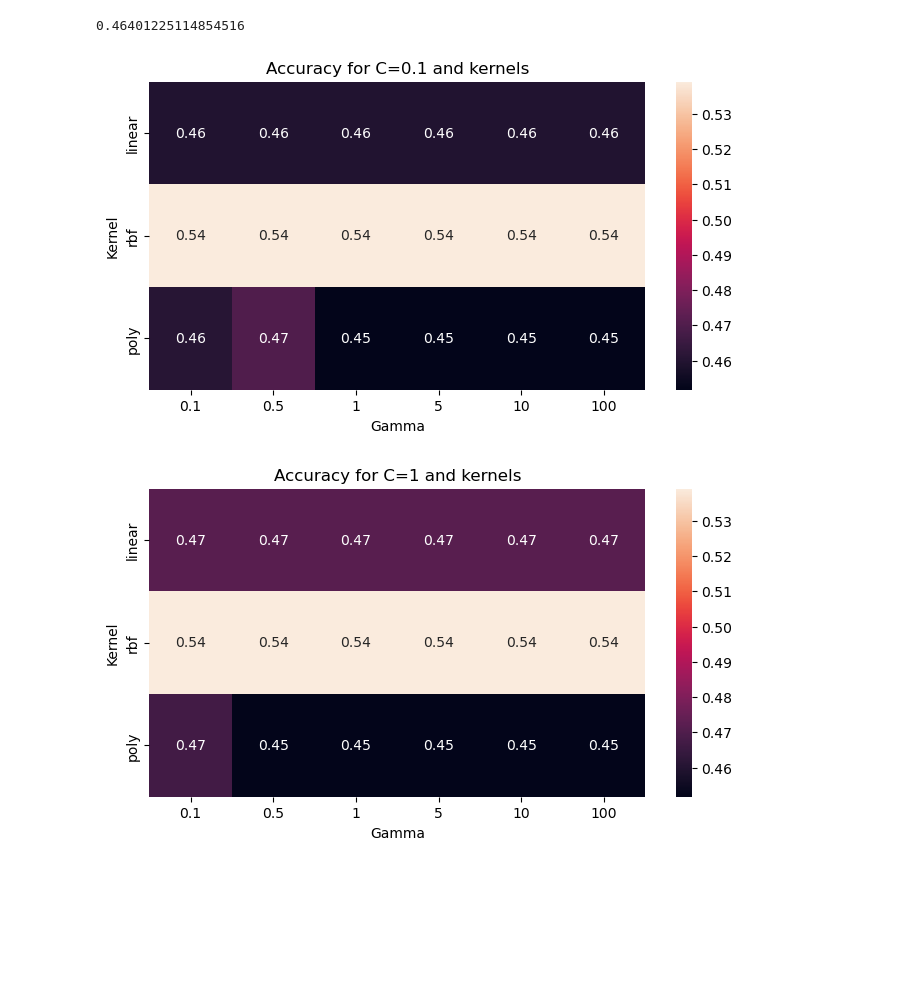
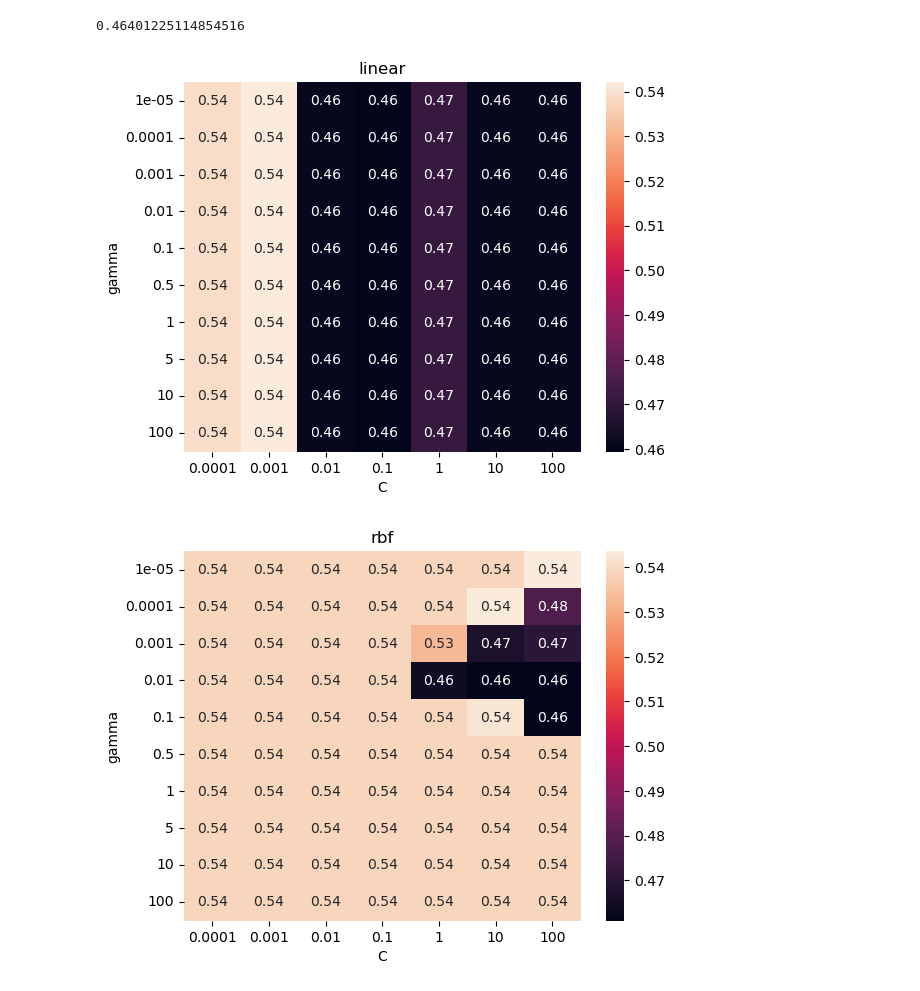
Before and after one commit to lorebenzo/btc-price-prediction, a Jupyter notebook: project/notebook.ipynb, the cells around one changed output. Saved outputs shown, nothing was run; the diff lists cells and outputs as text; code cells hidden in the pictures; blank space fills up the shorter version.

```diff
--- a/project/notebook.ipynb
+++ b/project/notebook.ipynb
@@ -108,28 +108,27 @@ accuracy_score(y_val_classification, y_pred)
 # %%
 # Try support vector machines with linear, radial, polynomial kernel
 from sklearn.svm import SVC
 import seaborn as sns
 import matplotlib.pyplot as plt
 
 kernels = ['linear', 'rbf', 'poly']
-gamma = [0.1, 0.5, 1, 5, 10, 100]
-C = [0.1, 1, 10, 100]
+gamma = [1e-5, 1e-4, 1e-3, 1e-2, 1e-1, 0.5, 1, 5, 10, 100]
+C = [1e-4, 1e-3, 1e-2, 1e-1, 1, 10, 100]
 
-# For each C, make a heatmap of the accuracy of each model trained with a different kernel and gamma
-for c in C:
-    accuracies = np.zeros((len(kernels), len(gamma)))
-    for i in range(len(kernels)):
-        for j in range(len(gamma)):
-            model = SVC(kernel=kernels[i], gamma=gamma[j], C=c)
+# For each kernel, make a heatmap of the accuracy for each gamma and C value
+for kernel in kernels:
+    accuracy = np.zeros((len(gamma), len(C)))
+    for i in range(len(gamma)):
+        for j in range(len(C)):
+            model = SVC(kernel=kernel, gamma=gamma[i], C=C[j])
             model.fit(X_train_scaled, y_train_classification)
             y_pred = model.predict(X_val_scaled)
-            accuracies[i, j] = accuracy_score(y_val_classification, y_pred)
-    plt.figure(figsize=(8, 4))
-    sns.heatmap(accuracies, annot=True, xticklabels=gamma, yticklabels=kernels)
-    plt.title(f'Accuracy for C={c} and kernels')
-    plt.xlabel('Gamma')
-    plt.ylabel('Kernel')
+            accuracy[i][j] = accuracy_score(y_val_classification, y_pred)
+    sns.heatmap(accuracy, annot=True, xticklabels=C, yticklabels=gamma)
+    plt.title(kernel)
+    plt.xlabel('C')
+    plt.ylabel('gamma')
     plt.show()
 # %% [output]
-[figure, old version]
+[figure, new version]
-[figure, old version]
+[figure, new version]
```
Also changed, not shown: parts of 15 cells of this notebook.
